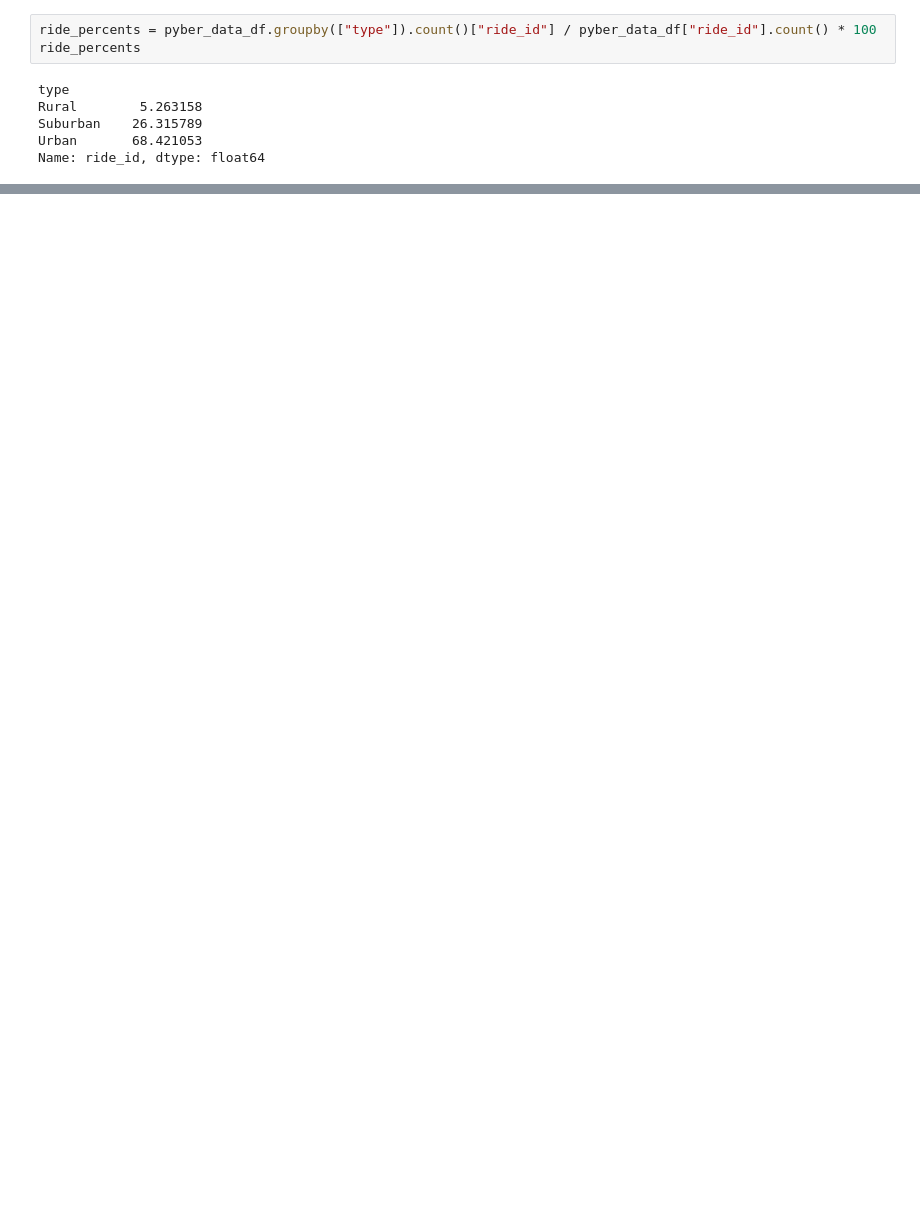
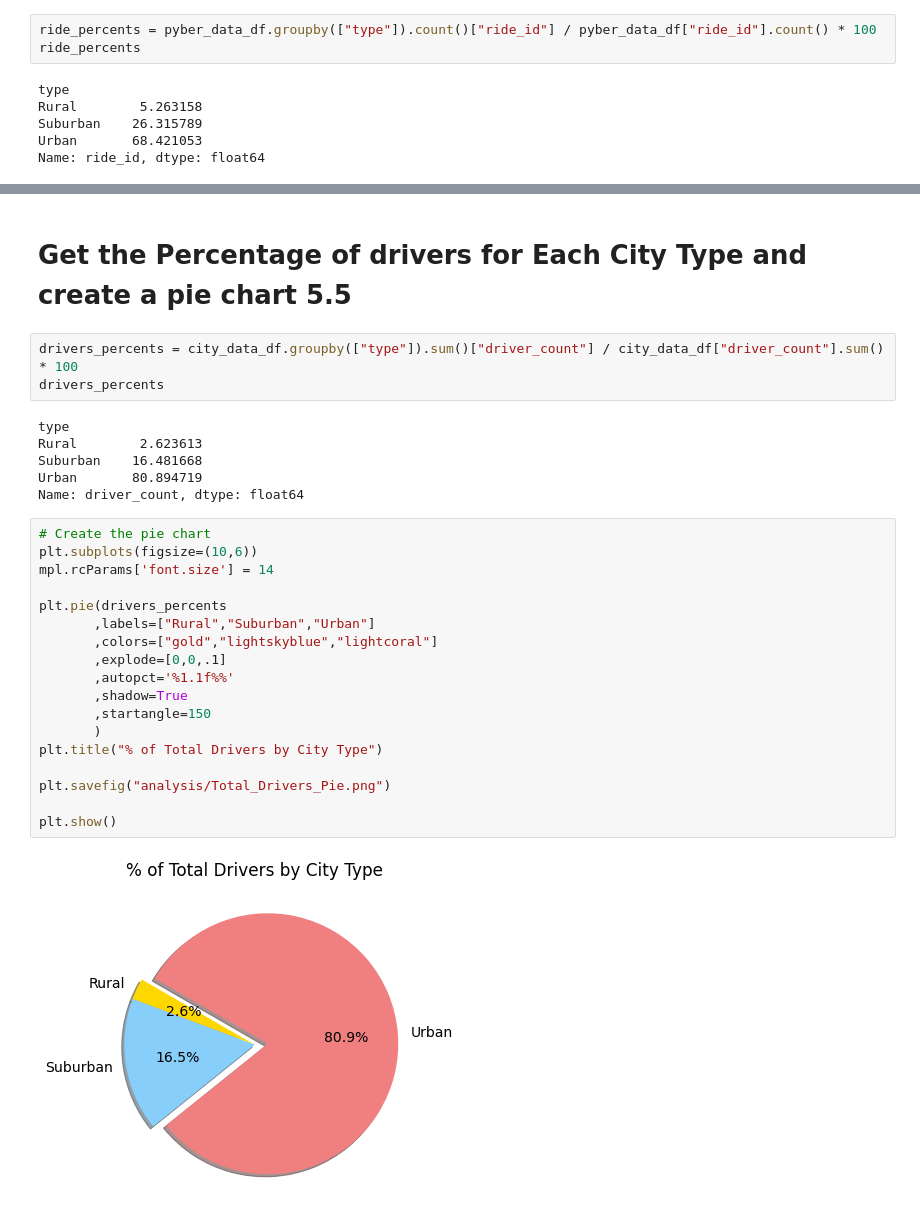
Before and after one commit to jipearson/PyBer_Analysis, a Jupyter notebook: PyBer.ipynb, the cells around one changed output, grey strips where cells are left out. Cells and saved outputs as stored; diff of their text form; blank space fills up the shorter version.

Commit message:
adding total drivers pie and code

```diff
--- a/PyBer.ipynb
+++ b/PyBer.ipynb
@@ -485,3 +488,34 @@ plt.savefig("analysis/Total_Rides_Pie.png")
 plt.show()
 # %% [output]
 [figure]
+# %% [markdown]
+# Get the Percentage of drivers for Each City Type and create a pie chart 5.5
+# %%
+drivers_percents = city_data_df.groupby(["type"]).sum()["driver_count"] / city_data_df["driver_count"].sum() * 100
+drivers_percents
+# %% [output]
+type
+Rural        2.623613
+Suburban    16.481668
+Urban       80.894719
+Name: driver_count, dtype: float64
+# %%
+# Create the pie chart
+plt.subplots(figsize=(10,6))
+mpl.rcParams['font.size'] = 14
+
+plt.pie(drivers_percents
+       ,labels=["Rural","Suburban","Urban"]
+       ,colors=["gold","lightskyblue","lightcoral"]
+       ,explode=[0,0,.1]
+       ,autopct='%1.1f%%'
+       ,shadow=True
+       ,startangle=150
+       )
+plt.title("% of Total Drivers by City Type")
+
+plt.savefig("analysis/Total_Drivers_Pie.png")
+
+plt.show()
+# %% [output]
+[figure, added]
```
Also changed, not shown: parts of 4 cells of this notebook, 2 other files.
